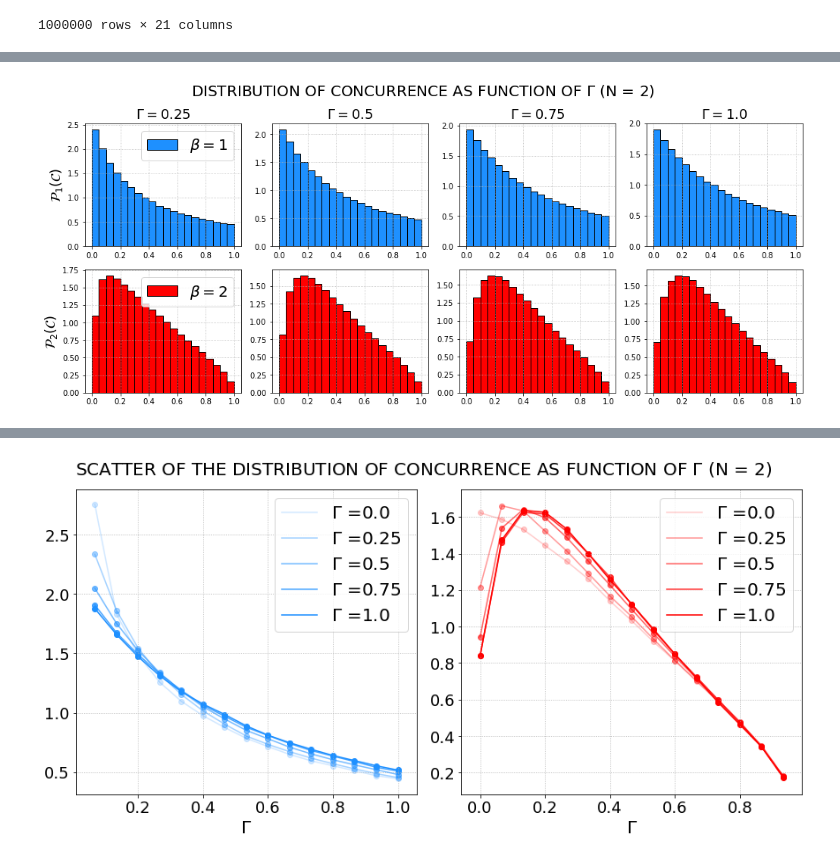
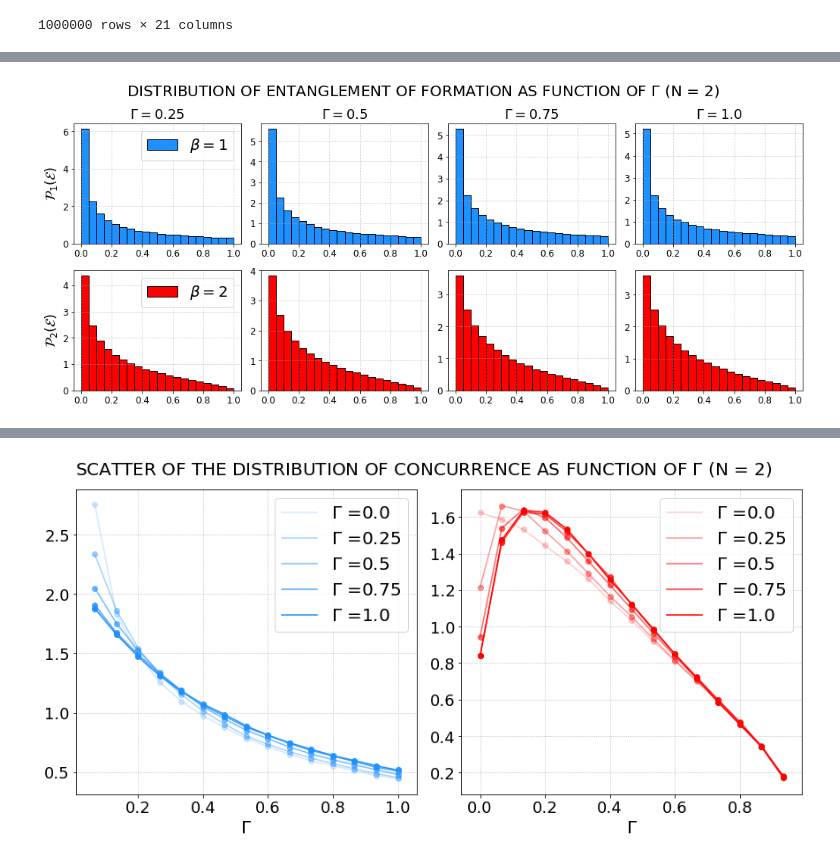
Before and after one commit to Rafffaelb/Schrodinger_Billiard, a Jupyter notebook: WignerDyson/Data_Analysis/Concurrence_Gamma.ipynb, the cells around one changed output, grey strips where cells are left out. Saved outputs shown, nothing was run; the diff lists cells and outputs as text; code cells hidden in the pictures.

Commit message:
Updating Concurrence figures file

```diff
--- a/WignerDyson/Data_Analysis/Concurrence_Gamma.ipynb
+++ b/WignerDyson/Data_Analysis/Concurrence_Gamma.ipynb
@@ -35,24 +81,25 @@ Entanglement_U = df_Entanglement_U.values
 # %%
 fig, axs = plt.subplots(2,4, figsize = (14,6), constrained_layout = True)
 
-fig.suptitle(r'DISTRIBUTION OF CONCURRENCE AS FUNCTION OF $\Gamma$ (N = 2)', fontsize = 20)
+fig.suptitle(r'DISTRIBUTION OF ENTANGLEMENT OF FORMATION AS FUNCTION OF $\Gamma$ (N = 2)', fontsize = 20)
 
 for j in range(0,4):
 
     gamma_idx = 5*j+5
 
     gamma_value = 0.25*gamma_idx/5
 
-    axs[0,j].hist(Concurrence_O[:,gamma_idx], bins = 20, color='dodgerblue', label = r'$\beta = 1$', alpha=1, density = True, histtype='bar', ec='black');
-    axs[1,j].hist(Concurrence_U[:,gamma_idx], bins = 20, color='red', label = r'$\beta = 2$', alpha=1, density = True, histtype='bar', ec='black');
+    axs[0,j].hist(Entanglement_O[:,gamma_idx], bins = 20, color='dodgerblue', label = r'$\beta = 1$', alpha=1, density = True, histtype='bar', ec='black');
+    axs[1,j].hist(Entanglement_U[:,gamma_idx], bins = 20, color='red', label = r'$\beta = 2$', alpha=1, density = True, histtype='bar', ec='black');
 
     axs[0,j].set_title(r'$\Gamma = $'+ str(gamma_value), fontsize = 18)
 
-    axs[0,0].set_ylabel(r'$\mathcal{P}_{1}(\mathcal{C})$', fontsize = 18)
-    axs[1,0].set_ylabel(r'$\mathcal{P}_{2}(\mathcal{C})$', fontsize = 18)
+    axs[0,0].set_ylabel(r'$\mathcal{P}_{1}(\mathcal{E})$', fontsize = 18)
+    axs[1,0].set_ylabel(r'$\mathcal{P}_{2}(\mathcal{E})$', fontsize = 18)
 
     for i in range(0,2):
         axs[i,0].legend(fontsize = 20)
         axs[i,j].grid(linestyle=':')
+        axs[i,j].tick_params(axis = 'both', which = 'major', labelsize = 12)
 # %% [output]
-[figure, old version]
+[figure, new version]
```
Also changed, not shown: parts of 2 cells of this notebook.
